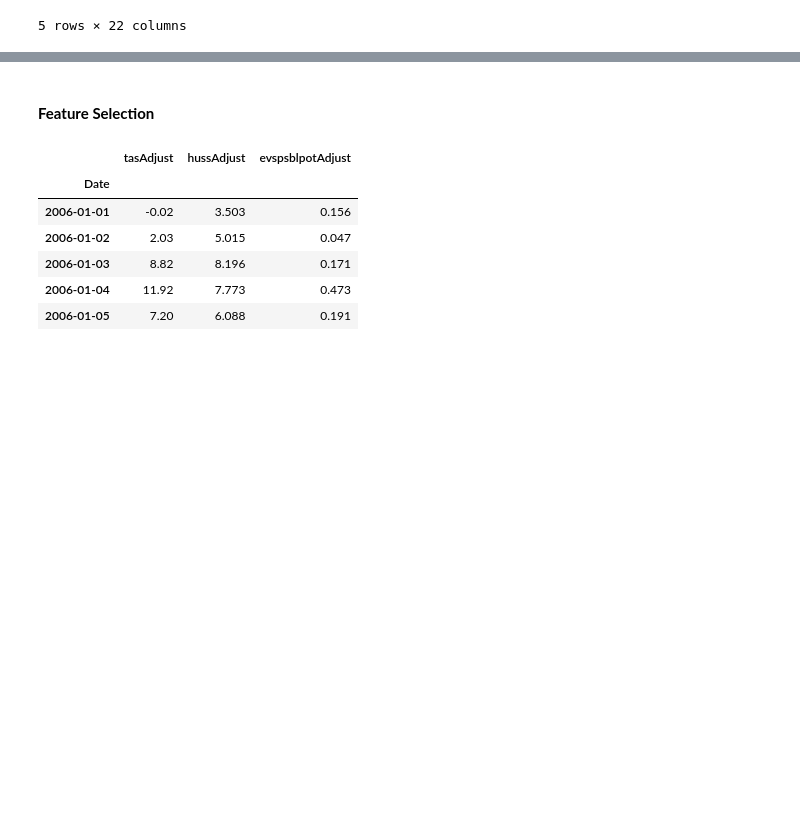
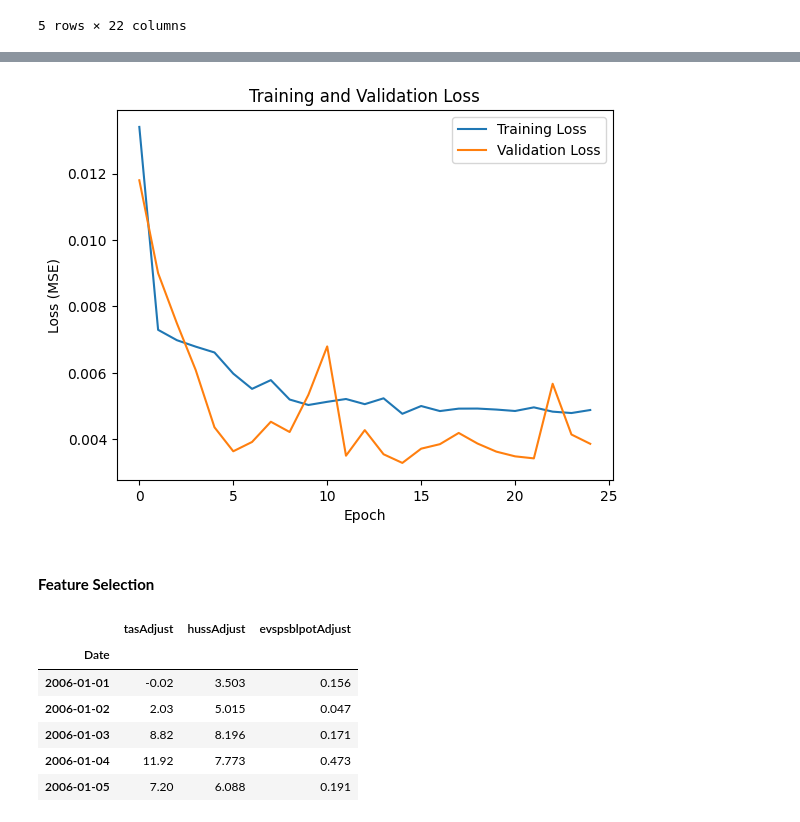
Before and after one commit to kubit07/data_analyse_DRIAS, a Jupyter notebook: bidirectional_lstm_model.ipynb, the cells around one changed output, grey strips where cells are left out. Saved outputs shown, nothing was run; the diff lists cells and outputs as text; code cells hidden in the pictures; blank space fills up the shorter version.

```diff
--- a/bidirectional_lstm_model.ipynb
+++ b/bidirectional_lstm_model.ipynb
@@ -169,0 +257,15 @@ data_basilique_2018_2019.head()
+# %%
+dl_train['S2STemp'] = target_transformer.fit_transform(dl_train[['S2STemp']]) # target
+dl_train['S2SHR'] = minmax_scaler.fit_transform(dl_train[['S2SHR']]) # minmax for humidity
+
+dl_val['S2STemp'] = target_transformer.transform(dl_val[['S2STemp']])
+dl_val['S2SHR'] = minmax_scaler.transform(dl_val[['S2SHR']])
+
+dl_test['S2STemp'] = target_transformer.transform(dl_test[['S2STemp']])
+dl_test['S2SHR'] = minmax_scaler.transform(dl_test[['S2SHR']])
+# %%
+# Create sequences
+sequence_length = 3  # Example sequence length (adjust based on your data and experimentation)
+X_train, y_train = create_dataset(dl_train, dl_train['S2STemp'], sequence_length)
+X_val, y_val = create_dataset(dl_val, dl_val['S2STemp'], sequence_length)
+X_test, y_test = create_dataset(dl_test, dl_test['S2STemp'], sequence_length)
@@ -170,3 +413,18 @@ data_basilique_2018_2019.head()
+# %%
+# Get training and validation losses from history
+training_loss = history.history['loss']
+validation_loss = history.history['val_loss']
+
+# Plot loss values over epochs
+plt.plot(training_loss, label='Training Loss')
+plt.plot(validation_loss, label='Validation Loss')
+plt.xlabel('Epoch')
+plt.ylabel('Loss (MSE)')
+plt.title('Training and Validation Loss')
+plt.legend()
+plt.show()
+# %% [output]
+[figure, added]
 # %% [markdown]
 #### **Feature Selection**
 # %%
```
Also changed, not shown: parts of 35 cells of this notebook.
